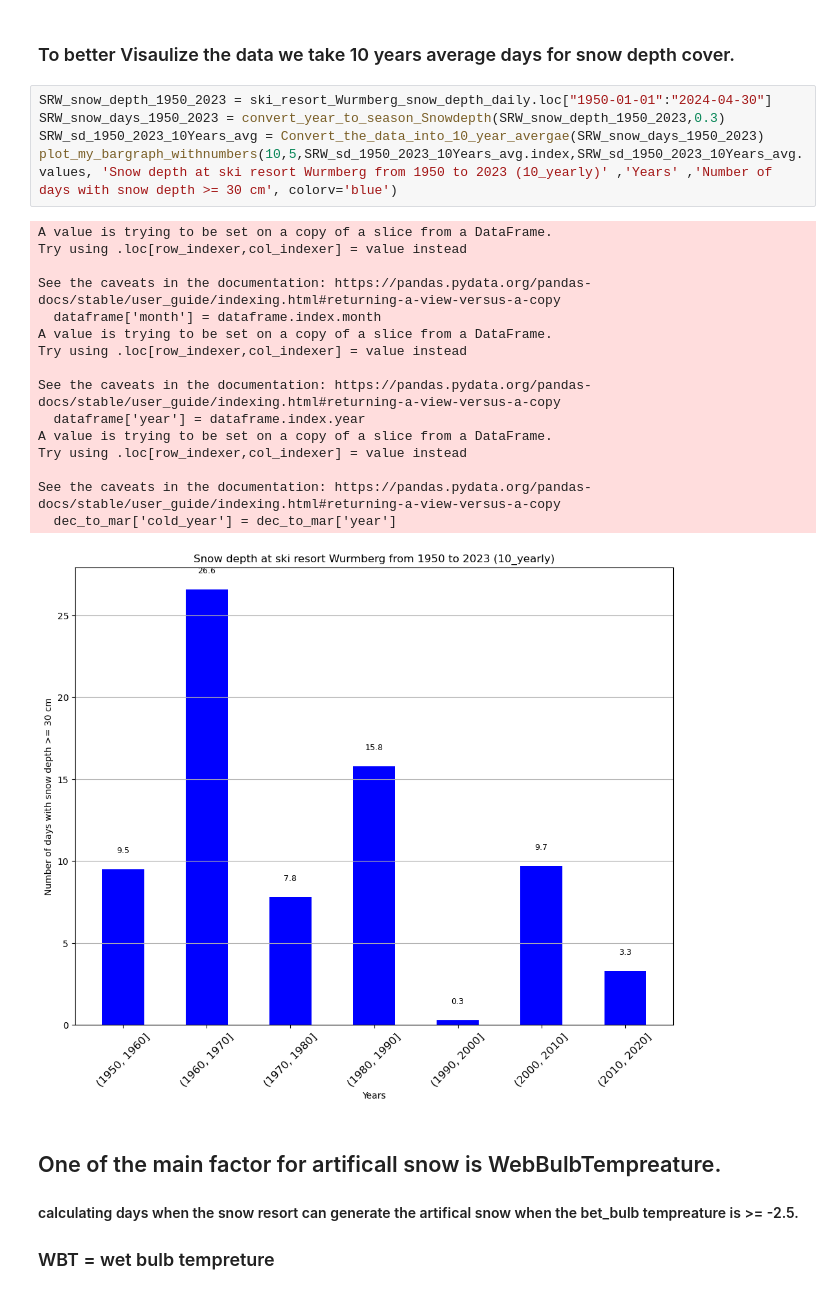
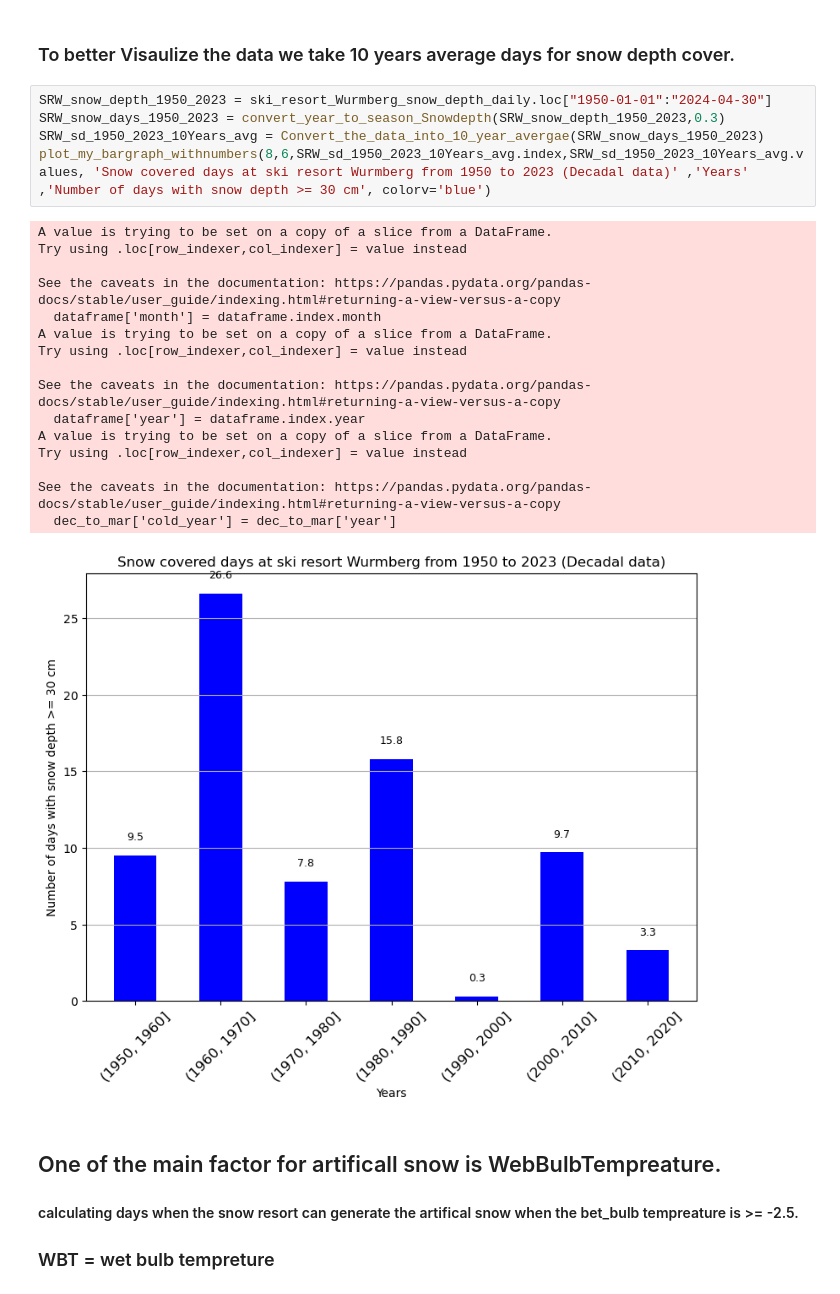
Before and after one commit to jaineshk/CCA_Harz_Project_2025, a Jupyter notebook: Analysis_on_snow_resort.ipynb, the cells around one changed output. Drawn from its saved outputs; the diff is of its cells as text.

```diff
--- a/Analysis_on_snow_resort.ipynb
+++ b/Analysis_on_snow_resort.ipynb
@@ -261,25 +261,25 @@ plot_my_bargraph(10,5,SRW_snow_depth_2010_2023.index,SRW_snow_depth_2010_2023['o
 # %%
 SRW_snow_depth_1950_2023 = ski_resort_Wurmberg_snow_depth_daily.loc["1950-01-01":"2024-04-30"]
 SRW_snow_days_1950_2023 = convert_year_to_season_Snowdepth(SRW_snow_depth_1950_2023,0.3)
 SRW_sd_1950_2023_10Years_avg = Convert_the_data_into_10_year_avergae(SRW_snow_days_1950_2023)
-plot_my_bargraph_withnumbers(10,5,SRW_sd_1950_2023_10Years_avg.index,SRW_sd_1950_2023_10Years_avg.values, 'Snow depth at ski resort Wurmberg from 1950 to 2023 (10_yearly)' ,'Years' ,'Number of days with snow depth >= 30 cm', colorv='blue')
+plot_my_bargraph_withnumbers(8,6,SRW_sd_1950_2023_10Years_avg.index,SRW_sd_1950_2023_10Years_avg.values, 'Snow covered days at ski resort Wurmberg from 1950 to 2023 (Decadal data)' ,'Years' ,'Number of days with snow depth >= 30 cm', colorv='blue')
 # %% [output]
 A value is trying to be set on a copy of a slice from a DataFrame.
 Try using .loc[row_indexer,col_indexer] = value instead
 
 See the caveats in the documentation: https://pandas.pydata.org/pandas-docs/stable/user_guide/indexing.html#returning-a-view-versus-a-copy
   dataframe['month'] = dataframe.index.month
 A value is trying to be set on a copy of a slice from a DataFrame.
 Try using .loc[row_indexer,col_indexer] = value instead
 
 See the caveats in the documentation: https://pandas.pydata.org/pandas-docs/stable/user_guide/indexing.html#returning-a-view-versus-a-copy
   dataframe['year'] = dataframe.index.year
 A value is trying to be set on a copy of a slice from a DataFrame.
 Try using .loc[row_indexer,col_indexer] = value instead
 
 See the caveats in the documentation: https://pandas.pydata.org/pandas-docs/stable/user_guide/indexing.html#returning-a-view-versus-a-copy
   dec_to_mar['cold_year'] = dec_to_mar['year']
-[figure, old version]
+[figure, new version]
 # %% [markdown]
 ## One of the main factor for artificall snow is WebBulbTempreature.
 #### calculating days when the snow resort can generate the artifical snow when the bet_bulb tempreature is >= -2.5.
```
Also changed, not shown: parts of 1 cell of this notebook, 5 other files.
